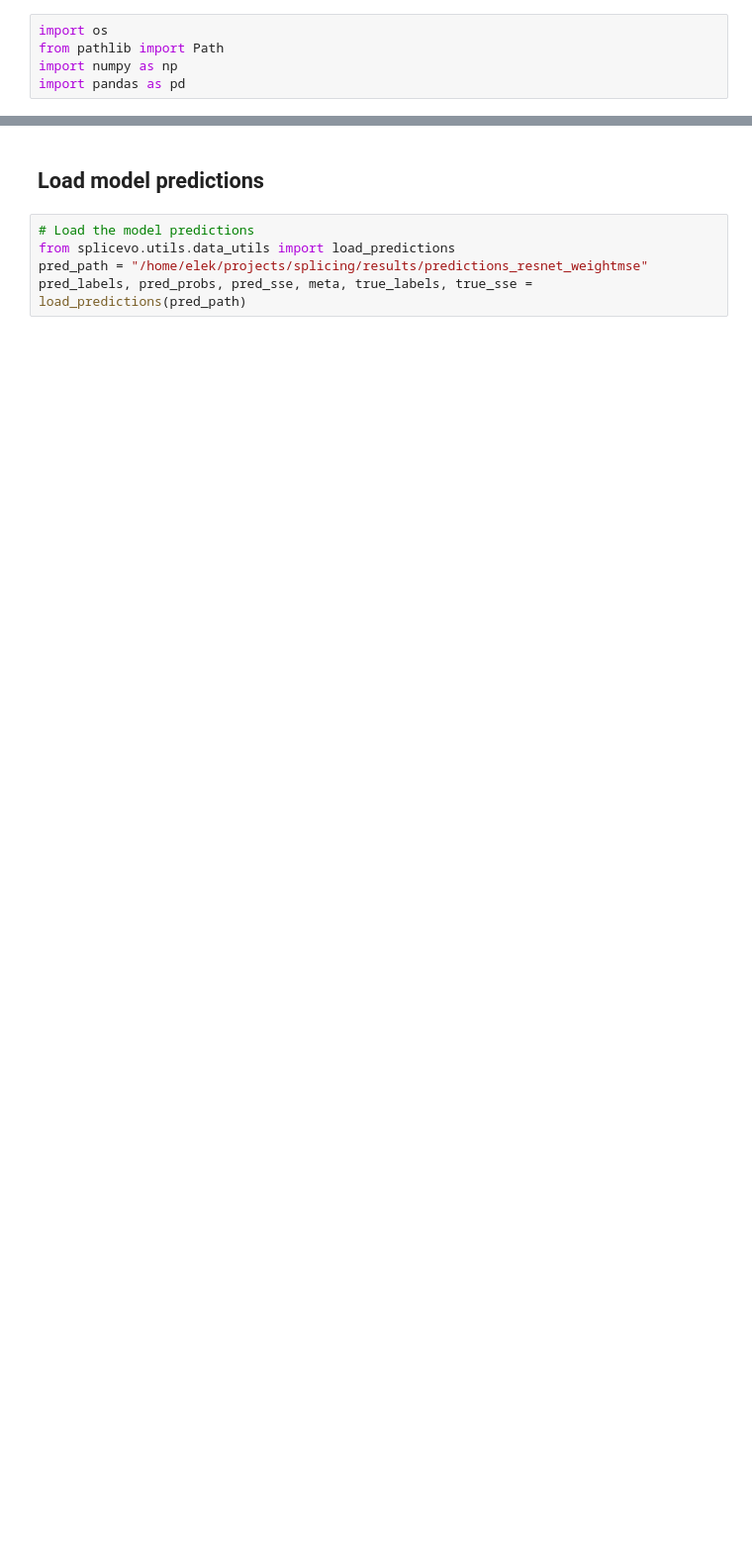
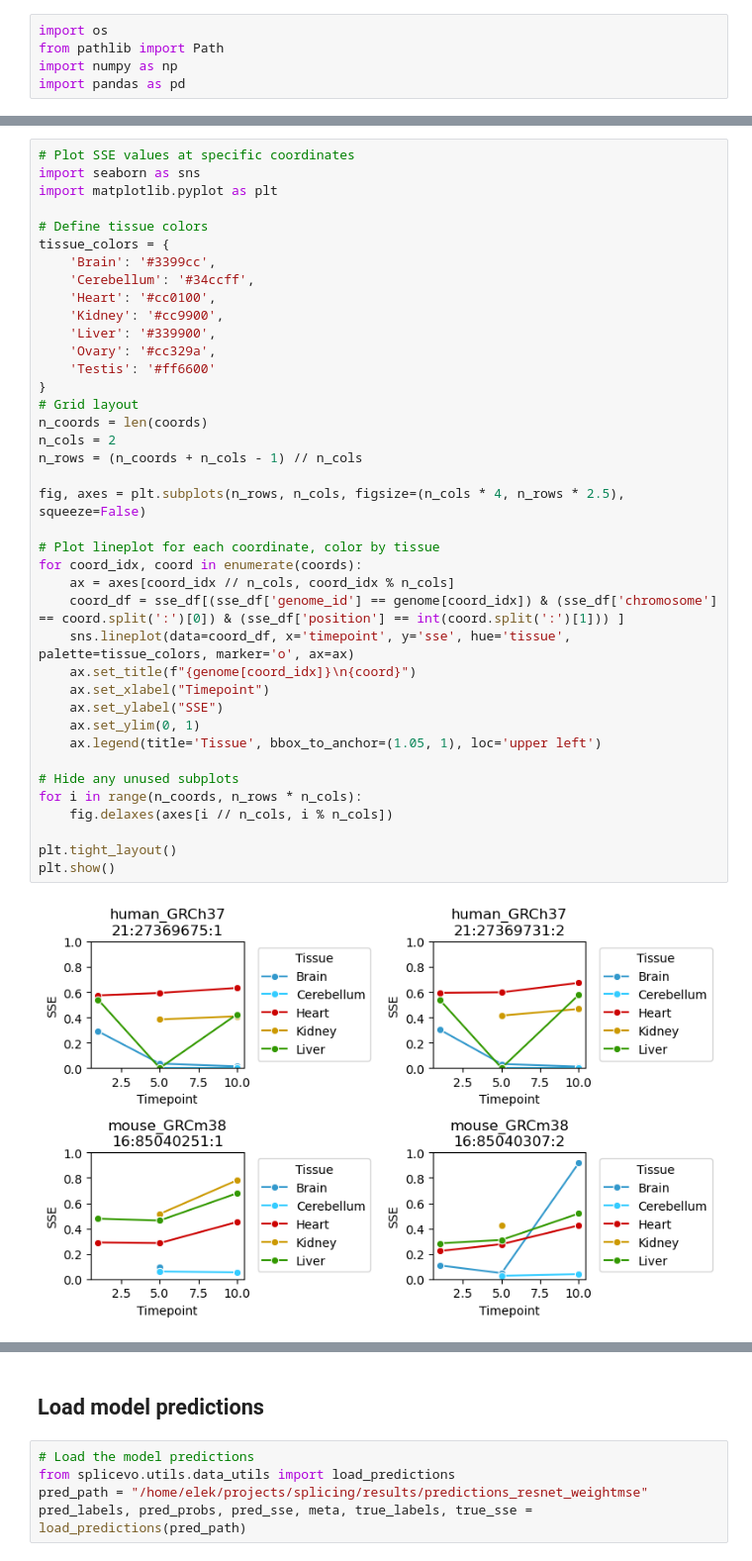
Before and after one commit to anamariaelek/splicing, a Jupyter notebook: notebooks/05_sanity.ipynb, the cells around one changed output, grey strips where cells are left out. Shown at 99% size. Drawn from its saved outputs; the diff is of its cells as text; blank space fills up the shorter version.

```diff
--- a/notebooks/05_sanity.ipynb
+++ b/notebooks/05_sanity.ipynb
@@ -292,0 +490,41 @@ plt.show()
+# %%
+# Plot SSE values at specific coordinates
+import seaborn as sns
+import matplotlib.pyplot as plt
+
+# Define tissue colors
+tissue_colors = {
+    'Brain': '#3399cc',
+    'Cerebellum': '#34ccff',
+    'Heart': '#cc0100',
+    'Kidney': '#cc9900',
+    'Liver': '#339900',
+    'Ovary': '#cc329a',
+    'Testis': '#ff6600'
+}
+# Grid layout
+n_coords = len(coords)
+n_cols = 2
+n_rows = (n_coords + n_cols - 1) // n_cols
+
+fig, axes = plt.subplots(n_rows, n_cols, figsize=(n_cols * 4, n_rows * 2.5), squeeze=False)
+
+# Plot lineplot for each coordinate, color by tissue
+for coord_idx, coord in enumerate(coords):
+    ax = axes[coord_idx // n_cols, coord_idx % n_cols]
+    coord_df = sse_df[(sse_df['genome_id'] == genome[coord_idx]) & (sse_df['chromosome'] == coord.split(':')[0]) & (sse_df['position'] == int(coord.split(':')[1])) ]
+    sns.lineplot(data=coord_df, x='timepoint', y='sse', hue='tissue', palette=tissue_colors, marker='o', ax=ax)
+    ax.set_title(f"{genome[coord_idx]}\n{coord}")
+    ax.set_xlabel("Timepoint")
+    ax.set_ylabel("SSE")
+    ax.set_ylim(0, 1)
+    ax.legend(title='Tissue', bbox_to_anchor=(1.05, 1), loc='upper left')
+
+# Hide any unused subplots
+for i in range(n_coords, n_rows * n_cols):
+    fig.delaxes(axes[i // n_cols, i % n_cols])
+
+plt.tight_layout()
+plt.show()
+# %% [output]
+[figure, added]
```
Also changed, not shown: parts of 28 cells of this notebook, 35 other files.
